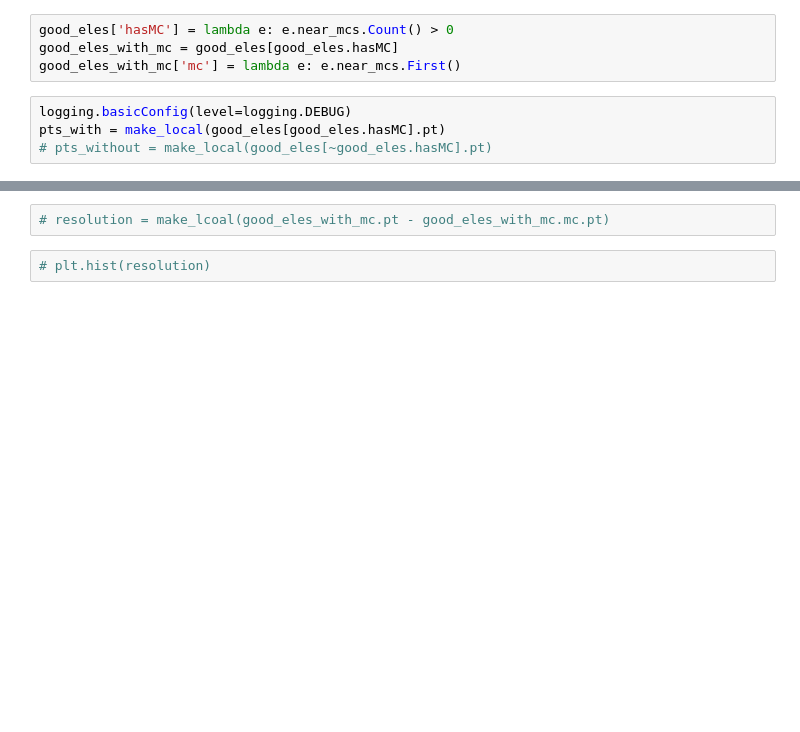
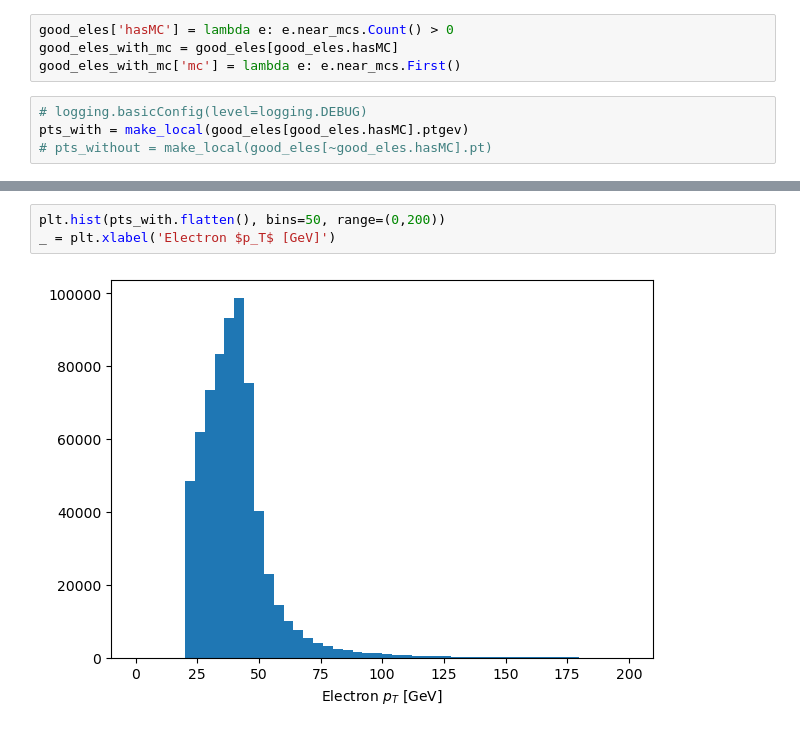
Before and after one commit to gordonwatts/hep_tables, a Jupyter notebook: notebooks/04 - Multiple Objects.ipynb, the cells around one changed output, grey strips where cells are left out. Drawn from its saved outputs; the diff is of its cells as text; blank space fills up the shorter version.

```diff
--- a/notebooks/04 - Multiple Objects.ipynb
+++ b/notebooks/04 - Multiple Objects.ipynb
@@ -142,6 +149,6 @@ good_eles['hasMC'] = lambda e: e.near_mcs.Count() > 0
 good_eles_with_mc = good_eles[good_eles.hasMC]
 good_eles_with_mc['mc'] = lambda e: e.near_mcs.First()
 # %%
-logging.basicConfig(level=logging.DEBUG)
-pts_with = make_local(good_eles[good_eles.hasMC].pt)
+# logging.basicConfig(level=logging.DEBUG)
+pts_with = make_local(good_eles[good_eles.hasMC].ptgev)
 # pts_without = make_local(good_eles[~good_eles.hasMC].pt)
@@ -148,4 +165,5 @@ pts_with = make_local(good_eles[good_eles.hasMC].pt)
-# %%
-# resolution = make_lcoal(good_eles_with_mc.pt - good_eles_with_mc.mc.pt)
-# %%
-# plt.hist(resolution)
+# %%
+plt.hist(pts_with.flatten(), bins=50, range=(0,200))
+_ = plt.xlabel('Electron $p_T$ [GeV]')
+# %% [output]
+[figure, added]
```
Also changed, not shown: parts of 10 cells of this notebook.
